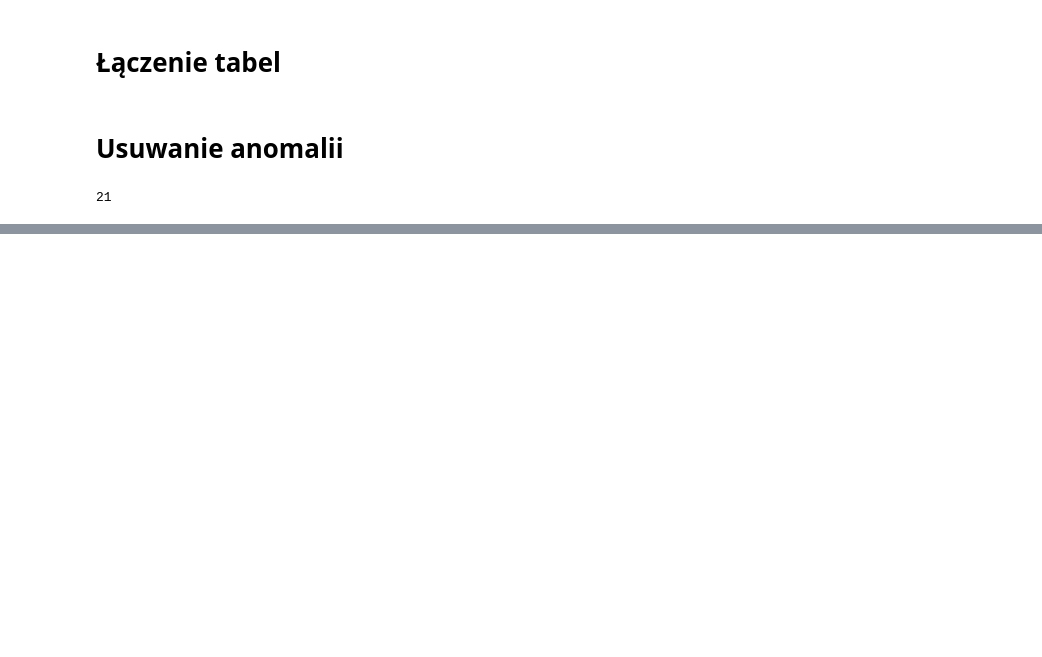
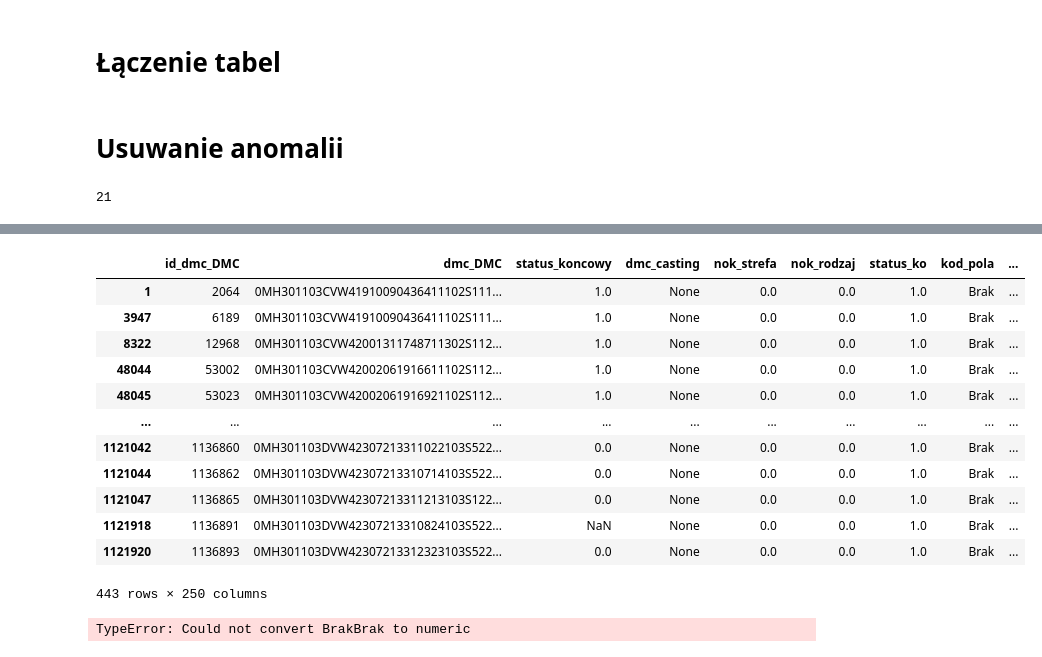
Before and after one commit to kubas99x/predict_quality_of_car_parts, a Jupyter notebook: src/oracle_connection.ipynb, the cells around one changed output, grey strips where cells are left out. Cells and saved outputs as stored; diff of their text form; code cells hidden in the pictures; blank space fills up the shorter version.

```diff
--- a/src/oracle_connection.ipynb
+++ b/src/oracle_connection.ipynb
@@ -358,6 +375,24 @@ Index([], dtype='int64')
 # %%
 # dmc_casting == NULL - do wyrzucenia!!!!!!!!!
-final_table[(final_table['dmc_DMC'].duplicated(keep=False)) & (final_table['dmc_casting'].isna())].index
+final_table[(final_table['dmc_DMC'].duplicated(keep=False)) & (final_table['dmc_casting'].isna())]
+# %% [output]
+|  | id_dmc_DMC | dmc_DMC | status_koncowy | dmc_casting | nok_strefa | nok_rodzaj | status_ko | kod_pola | ... |
+| 1 | 2064 | 0MH301103CVW41910090436411102S111... | 1.0 | None | 0.0 | 0.0 | 1.0 | Brak | ... |
+| 3947 | 6189 | 0MH301103CVW41910090436411102S111... | 1.0 | None | 0.0 | 0.0 | 1.0 | Brak | ... |
+| 8322 | 12968 | 0MH301103CVW42001311748711302S112... | 1.0 | None | 0.0 | 0.0 | 1.0 | Brak | ... |
+| 48044 | 53002 | 0MH301103CVW42002061916611102S112... | 1.0 | None | 0.0 | 0.0 | 1.0 | Brak | ... |
+| 48045 | 53023 | 0MH301103CVW42002061916921102S112... | 1.0 | None | 0.0 | 0.0 | 1.0 | Brak | ... |
+| ... | ... | ... | ... | ... | ... | ... | ... | ... | ... |
+| 1121042 | 1136860 | 0MH301103DVW42307213311022103S522... | 0.0 | None | 0.0 | 0.0 | 1.0 | Brak | ... |
+| 1121044 | 1136862 | 0MH301103DVW42307213310714103S522... | 0.0 | None | 0.0 | 0.0 | 1.0 | Brak | ... |
+| 1121047 | 1136865 | 0MH301103DVW42307213311213103S122... | 0.0 | None | 0.0 | 0.0 | 1.0 | Brak | ... |
+| 1121918 | 1136891 | 0MH301103DVW42307213310824103S522... | NaN | None | 0.0 | 0.0 | 1.0 | Brak | ... |
+| 1121920 | 1136893 | 0MH301103DVW42307213312323103S522... | 0.0 | None | 0.0 | 0.0 | 1.0 | Brak | ... |
+443 rows × 250 columns
+# %%
+final_table[(final_table['dmc_DMC'].duplicated(keep=False)) & (final_table['dmc_casting'].isna())].pivot_table(index='dmc_DMC', columns='status_koncowy')
+# %% [output]
+TypeError: Could not convert BrakBrak to numeric
 # %%
 final_table[(final_table['dmc_DMC'].duplicated(keep=False)) & (~final_table.dmc_casting.isna())].sort_values('dmc_casting')
 # %%
```
Also changed, not shown: parts of 1 cell of this notebook.
